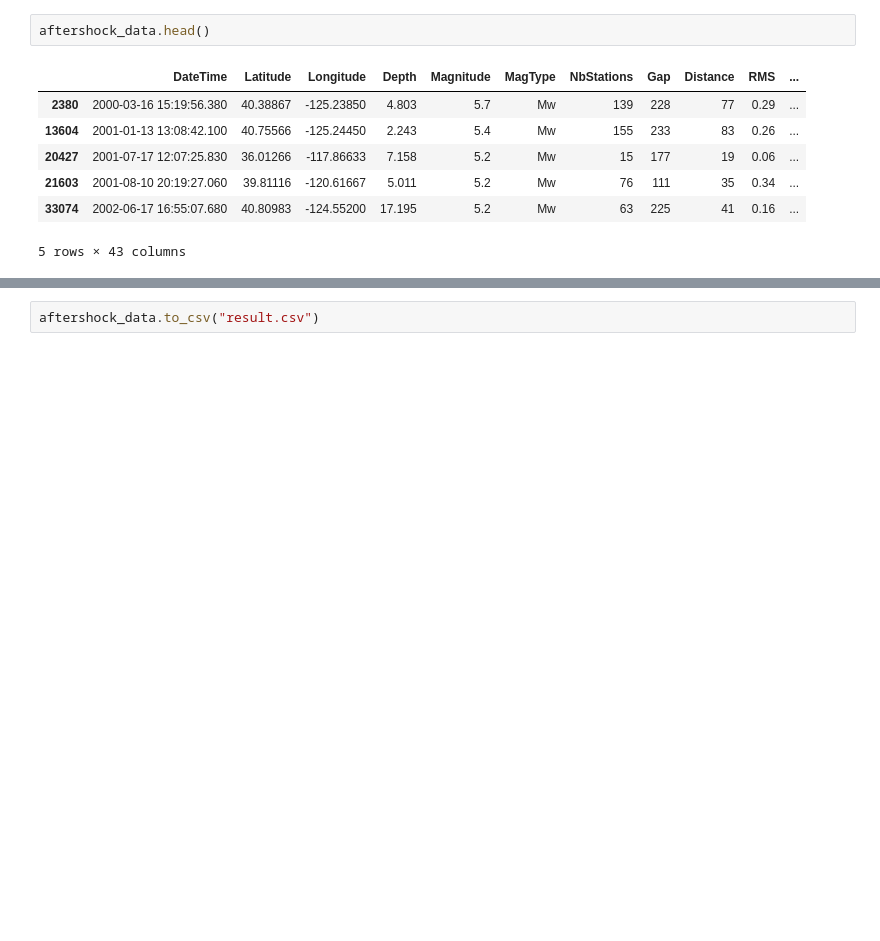
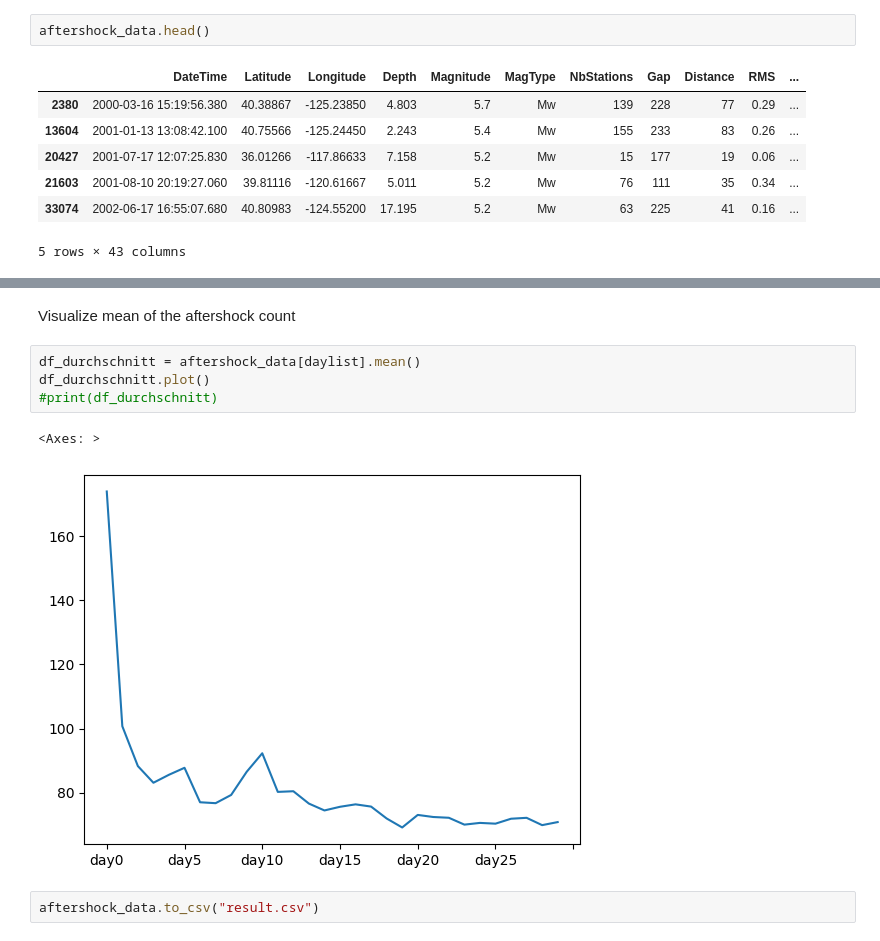
Before and after one commit to krattya/Natural-Disasters-App, a Jupyter notebook: forecast/forecast.ipynb, the cells around one changed output, grey strips where cells are left out. Cells and saved outputs as stored; diff of their text form; blank space fills up the shorter version.

```diff
--- a/forecast/forecast.ipynb
+++ b/forecast/forecast.ipynb
@@ -74,2 +98,11 @@ aftershock_data.head()
+# %% [markdown]
+Visualize mean of the aftershock count
+# %%
+df_durchschnitt = aftershock_data[daylist].mean()
+df_durchschnitt.plot()
+#print(df_durchschnitt)
+# %% [output]
+<Axes: >
+[figure, added]
 # %%
 aftershock_data.to_csv("result.csv")
```
Also changed, not shown: parts of 3 cells of this notebook.
